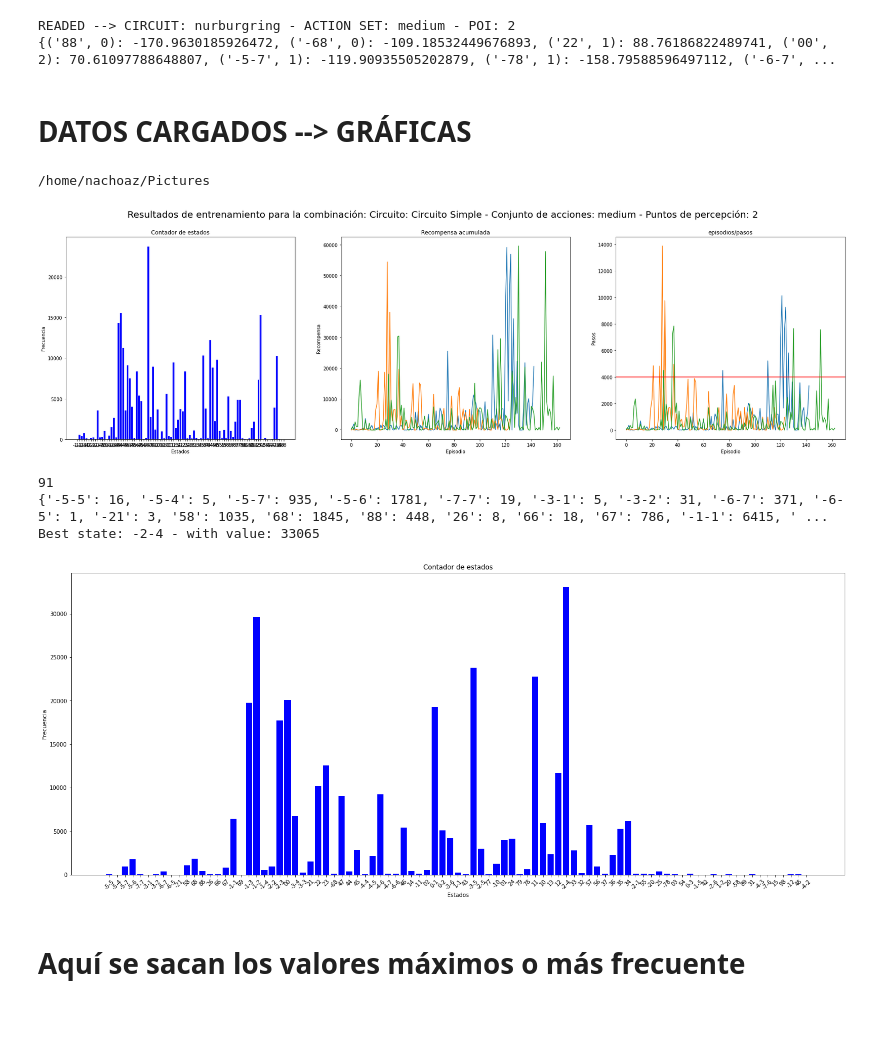
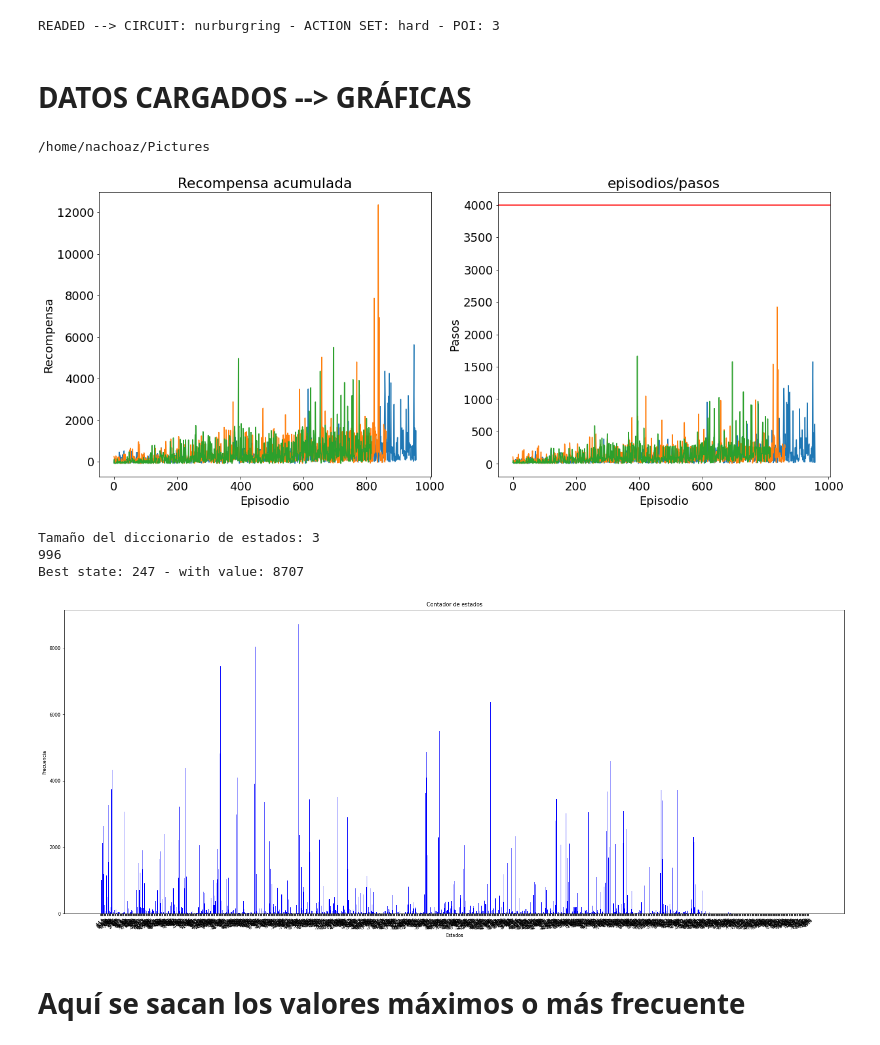
Before and after one commit to RoboticsLabURJC/2019-tfm-ignacio-arranz, a Jupyter notebook: gym-gazebo/metrics.ipynb, the cells around one changed output. Drawn from its saved outputs; the diff is of its cells as text; code cells hidden in the pictures; blank space fills up the shorter version.

```diff
--- a/gym-gazebo/metrics.ipynb
+++ b/gym-gazebo/metrics.ipynb
@@ -23,7 +23,6 @@ states_steps = []
 SHOW_PRINTS = False
 
 
-
 circuits = ["simple_circuit", "nurburgring", "montreal"]
 label_circuit = ["Circuito Simple", "Nürburgring", "Montreal"]
 current_label_circuit = label_circuit[0]
@@ -31,8 +30,8 @@ current_label_circuit = label_circuit[0]
 action_group = ["simple", "medium", "hard"]
 
 CIRCUIT = circuits[1]
-CURRENT_ACTION = action_group[1]
-POI = 2
+CURRENT_ACTION = action_group[2]
+POI = 3
 
 folders = os.listdir(os.path.join(data_path, CIRCUIT))
 if SHOW_PRINTS: print(f"Folders: {folders}")
@@ -67,55 +66,61 @@ for experiment_path in sorted(os.listdir(current_group_expermiments_path)):
         if SHOW_PRINTS: print("readed")
 
 print(f"READED --> CIRCUIT: {CIRCUIT} - ACTION SET: {CURRENT_ACTION} - POI: {POI}")
-
-#print(len(states_counter[0]))
-#print(states_cum_reward)
-#print(states_steps)
-print(q_table[0])
 # %% [output]
-READED --> CIRCUIT: nurburgring - ACTION SET: medium - POI: 2
-{('88', 0): -170.9630185926472, ('-68', 0): -109.18532449676893, ('22', 1): 88.76186822489741, ('00', 2): 70.61097788648807, ('-5-7', 1): -119.90935505202879, ('-78', 1): -158.79588596497112, ('-6-7', ...
+READED --> CIRCUIT: nurburgring - ACTION SET: hard - POI: 3
 # %% [markdown]
 # DATOS CARGADOS --> GRÁFICAS
 # %%
-plt.rcParams.update({'font.size': 10})
+from collections import Counter
 
-fig, axs = plt.subplots(1, 3, figsize=(30, 8))
-fig.suptitle(f"Resultados de entrenamiento para la combinación: Circuito: {current_label_circuit} - Conjunto de acciones: {CURRENT_ACTION} - Puntos de percepción: {POI}", fontsize=20)
+plt.rcParams.update({'font.size': 18})
 
-for i in range(len(states_counter)):
-    axs[0].bar(list(sorted(states_counter[i].keys())), list(states_counter[i].values()), color="blue")
+fig, axs = plt.subplots(1, 2, figsize=(20, 8))
+# fig.suptitle(f"Resultados de entrenamiento para la combinación: Circuito: {current_label_circuit} - Conjunto de acciones: {CURRENT_ACTION} - Puntos de percepción: {POI}", fontsize=20)
+if POI <= 1:
+    axs[0].set_title('Contador de estados')
+    axs[0].set(xlabel='Estados', ylabel='Frecuencia')
+    megadict = {}
+    print(len(states_counter))
+    for dicc in states_counter:
+        megadict = dict(Counter(**dicc))
+        axs[0].bar(list(sorted(megadict.keys())), list(megadict.values()), color="blue")
+        #axs[0].bar(list(sorted(states_counter[dicc].keys())), list(states_counter[dicc].values()), color="blue")
+
 for j in range(len(states_cum_reward)):
-    axs[1].plot(list(states_cum_reward[j].keys()), list(states_cum_reward[j].values()))
+    axs[0].plot(list(states_cum_reward[j].keys()), list(states_cum_reward[j].values()))
 for k in range(len(states_steps)):
-    axs[2].plot(list(states_steps[k].keys()), list(states_steps[k].values()))
+    axs[1].plot(list(states_steps[k].keys()), list(states_steps[k].values()))
 
 
-axs[0].set_title('Contador de estados')
-#if POI > 1:
-#axs[0].set_xticklabels(states_counter, rotation=45)
 
-axs[1].set_title('Recompensa acumulada')
-axs[2].set_title('episodios/pasos')
 
-axs[2].axhline(y=4000, c='r')
+if POI <= 1:
+    axs[0].set_xticklabels([])
+
+axs[0].set_title('Recompensa acumulada')
+axs[1].set_title('episodios/pasos')
+
+axs[1].axhline(y=4000, c='r')
 
 # for ax in axs.flat:
-axs[0].set(xlabel='Estados', ylabel='Frecuencia')
-axs[1].set(xlabel='Episodio', ylabel='Recompensa')
-axs[2].set(xlabel='Episodio', ylabel='Pasos')
+
+axs[0].set(xlabel='Episodio', ylabel='Recompensa')
+axs[1].set(xlabel='Episodio', ylabel='Pasos')
 
 SAVE = True
 if SAVE:
     file_name = "training_metrics_actions_{}"
     print(os.path.join(os.path.expanduser('~'), "Pictures"))
     # plt.savefig(os.path.join(os.path.expanduser('~'), "Pictures") + str(CIRCUIT) + str(CURRENT_ACTION) + str(POI) + ".png")
     plt.savefig("/home/nachoaz/Pictures/" + str(CIRCUIT) + "_" + str(CURRENT_ACTION) + "_" + str(POI) + ".png")
 # %% [output]
 /home/nachoaz/Pictures
-[figure, old version]
+[figure, new version]
 # %%
 from collections import Counter
+
+print(f"Tamaño del diccionario de estados: {len(states_counter)}")
 
 A = Counter(**states_counter[0])
 B = Counter(**states_counter[1])
@@ -123,13 +128,14 @@ C = Counter(**states_counter[2])
 
 megadict = dict(A + B + C)
 print(len(megadict))
-print(megadict)
+# print(megadict)
 
 max_value = max(megadict, key=megadict.get)
 max_states_counter = megadict[max_value]
 
-print(f"Best state: {max_state} - with value: {max_states_counter}")
+print(f"Best state: {max_value} - with value: {max_states_counter}")
 
+plt.rcParams.update({'font.size': 8})
 fig, axs = plt.subplots(1, 1, figsize=(25, 10))
 axs.set_title('Contador de estados')
 axs.set(xlabel='Estados', ylabel='Frecuencia')
@@ -137,12 +143,12 @@ axs.bar(list(megadict.keys()), list(megadict.values()), color="blue")
 axs.set_xticklabels(megadict, rotation=45)
 
 
-plt.savefig("/home/nachoaz/Pictures/" + str(CIRCUIT) + "_" + str(CURRENT_ACTION) + "_" + str(POI) + ".png")
+plt.savefig("/home/nachoaz/Pictures/states_counter_" + str(CIRCUIT) + "_" + str(CURRENT_ACTION) + "_" + str(POI) + ".png")
 # %% [output]
-91
-{'-5-5': 16, '-5-4': 5, '-5-7': 935, '-5-6': 1781, '-7-7': 19, '-3-1': 5, '-3-2': 31, '-6-7': 371, '-6-5': 1, '-21': 3, '58': 1035, '68': 1845, '88': 448, '26': 8, '66': 18, '67': 786, '-1-1': 6415, ' ...
-Best state: -2-4 - with value: 33065
+Tamaño del diccionario de estados: 3
+996
+Best state: 247 - with value: 8707
-[figure, old version]
+[figure, new version]
 # %% [markdown]
 # Aquí se sacan los valores máximos o más frecuente
 # %%
```
Also changed, not shown: parts of 1 cell of this notebook.
